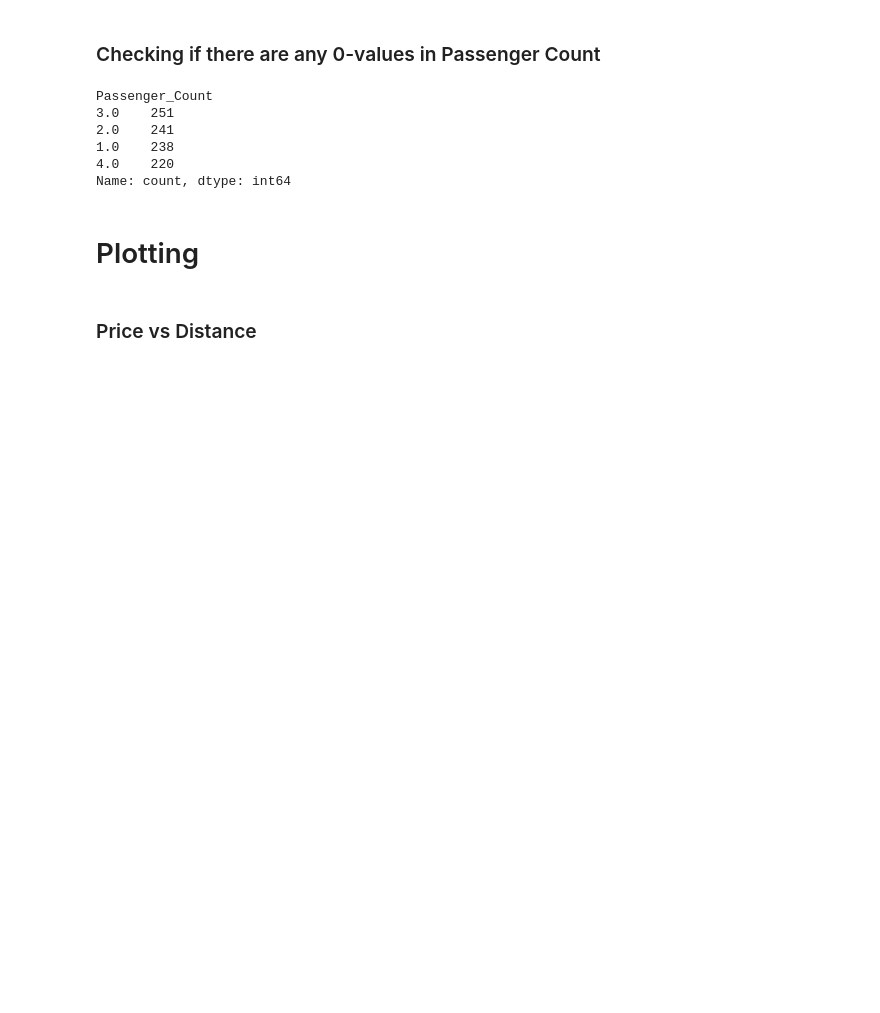
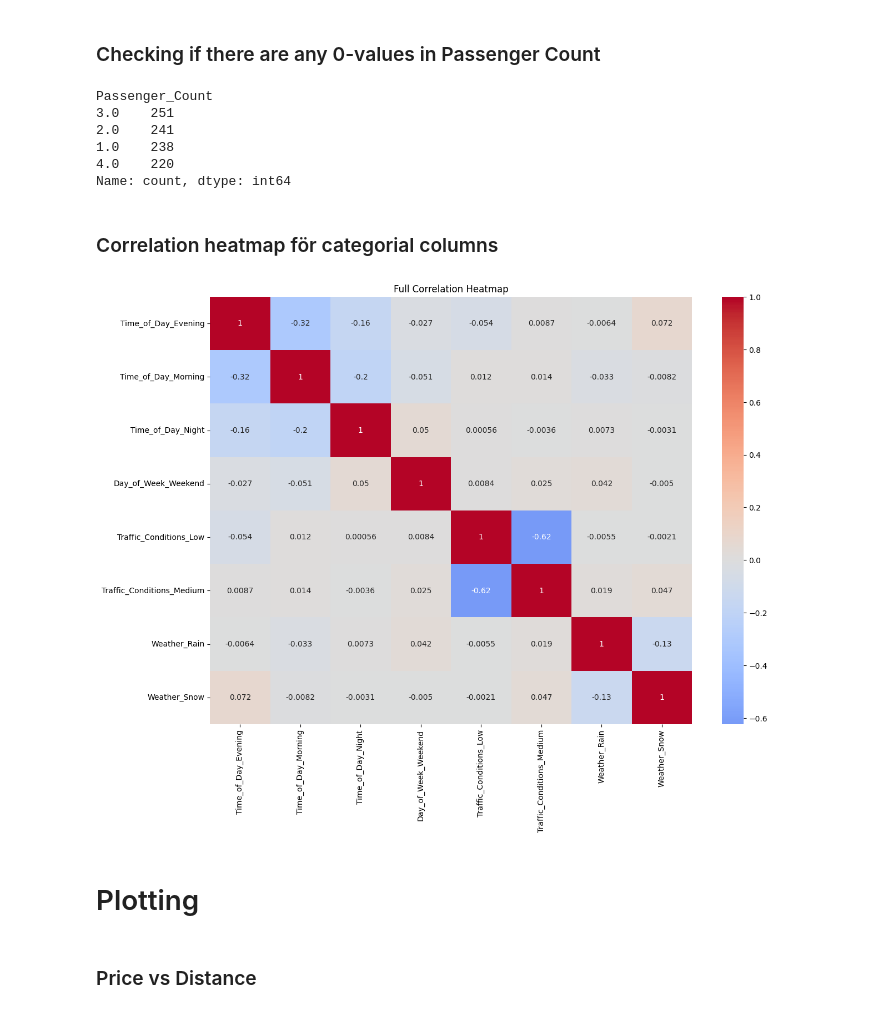
Before and after one commit to Josefin3647/taxi_prediction_fullstack_josefin, a Jupyter notebook: src/taxipred/model_development/eda.ipynb, the cells around one changed output. Saved outputs shown, nothing was run; the diff lists cells and outputs as text; code cells hidden in the pictures; blank space fills up the shorter version.

```diff
--- a/src/taxipred/model_development/eda.ipynb
+++ b/src/taxipred/model_development/eda.ipynb
@@ -122,6 +138,26 @@ Passenger_Count
 1.0    238
 4.0    220
 Name: count, dtype: int64
+# %% [markdown]
+### Correlation heatmap för categorial columns
+# %%
+df_encoded = pd.get_dummies(df[cat_cols], drop_first=True)
+
+corr = df_encoded.corr()
+
+plt.figure(figsize=(14,10))
+
+sns.heatmap(
+    corr,
+    cmap="coolwarm",
+    annot=True,
+    center=0
+)
+
+plt.title("Full Correlation Heatmap")
+plt.show()
+# %% [output]
+[figure, added]
 # %% [markdown]
 # Plotting
 # %% [markdown]
```
Also changed, not shown: parts of 5 cells of this notebook.
